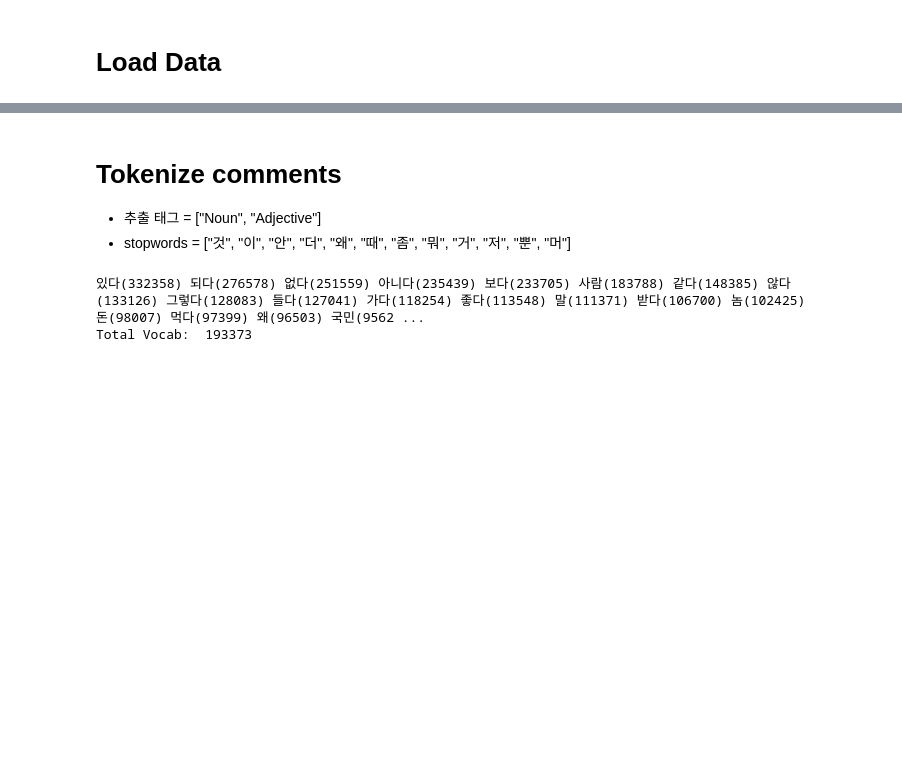
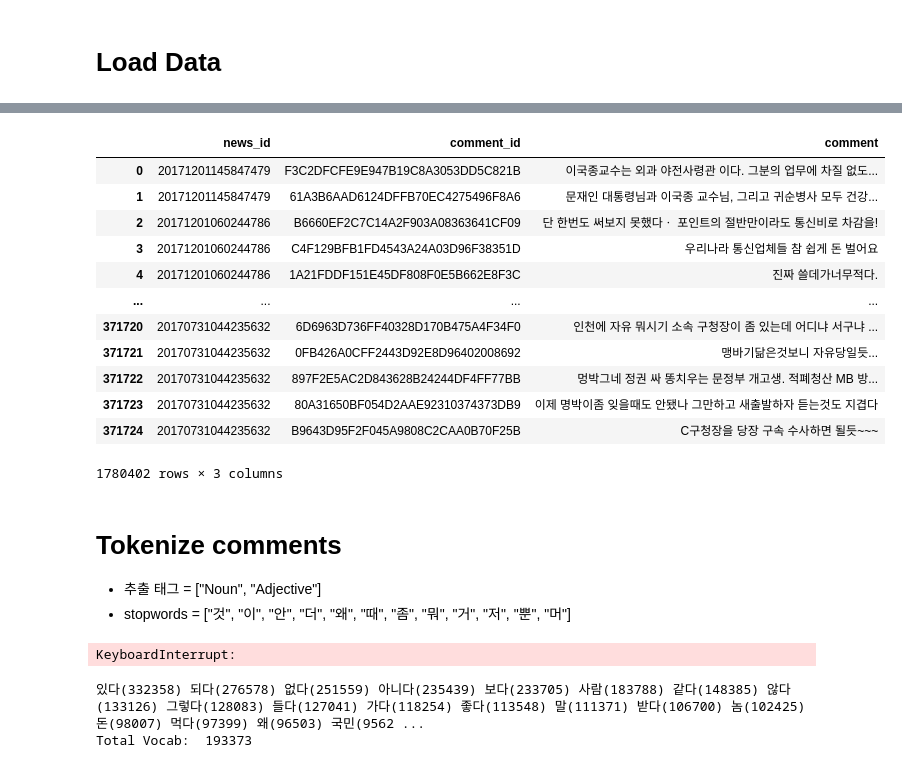
Before and after one commit to woodongk/news-comments_emotion_classification-CNN-tensorflow, a Jupyter notebook: 01. Word Embedding.ipynb, the cells around one changed output, grey strips where cells are left out. Drawn from its saved outputs; the diff is of its cells as text; code cells hidden in the pictures; blank space fills up the shorter version.

```diff
--- a/01. Word Embedding.ipynb
+++ b/01. Word Embedding.ipynb
@@ -49,3 +64,19 @@ total_comments_df.sample(5)
+# %%
+total_comments_df
+# %% [output]
+|  | news_id | comment_id | comment |
+| 0 | 20171201145847479 | F3C2DFCFE9E947B19C8A3053DD5C821B | 이국종교수는 외과 야전사령관 이다. 그분의 업무에 차질 없도... |
+| 1 | 20171201145847479 | 61A3B6AAD6124DFFB70EC4275496F8A6 | 문재인 대통령님과 이국종 교수님, 그리고 귀순병사 모두 건강... |
+| 2 | 20171201060244786 | B6660EF2C7C14A2F903A08363641CF09 | 단 한번도 써보지 못했다ㆍ 포인트의 절반만이라도 통신비로 차감을! |
+| 3 | 20171201060244786 | C4F129BFB1FD4543A24A03D96F38351D | 우리나라 통신업체들 참 쉽게 돈 벌어요 |
+| 4 | 20171201060244786 | 1A21FDDF151E45DF808F0E5B662E8F3C | 진짜 쓸데가너무적다. |
+| ... | ... | ... | ... |
+| 371720 | 20170731044235632 | 6D6963D736FF40328D170B475A4F34F0 | 인천에 자유 뭐시기 소속 구청장이 좀 있는데 어디냐 서구냐 ... |
+| 371721 | 20170731044235632 | 0FB426A0CFF2443D92E8D96402008692 | 맹바기닮은것보니 자유당일듯... |
+| 371722 | 20170731044235632 | 897F2E5AC2D843628B24244DF4FF77BB | 멍박그네 정권 싸 똥치우는 문정부 개고생. 적폐청산 MB 방... |
+| 371723 | 20170731044235632 | 80A31650BF054D2AAE92310374373DB9 | 이제 명박이좀 잊을때도 안됐나 그만하고 새출발하자 듣는것도 지겹다 |
+| 371724 | 20170731044235632 | B9643D95F2F045A9808C2CAA0B70F25B | C구청장을 당장 구속 수사하면 될듯~~~ |
+1780402 rows × 3 columns
 # %% [markdown]
 # Tokenize comments
 
@@ -55,8 +86,10 @@ total_comments_df.sample(5)
 token_data = []
 
 for comment in tqdm.tqdm(total_comments_df.comment):
-    token = tokenize_comment(comment)
+    token = tokenize_mecab(comment)
     token_data.append(token)
+# %% [output]
+KeyboardInterrupt:
 # %%
 keys, n_vocab = count_comment(token_data)
 # %% [output]
```
Also changed, not shown: parts of 4 cells of this notebook, 1 other file.
